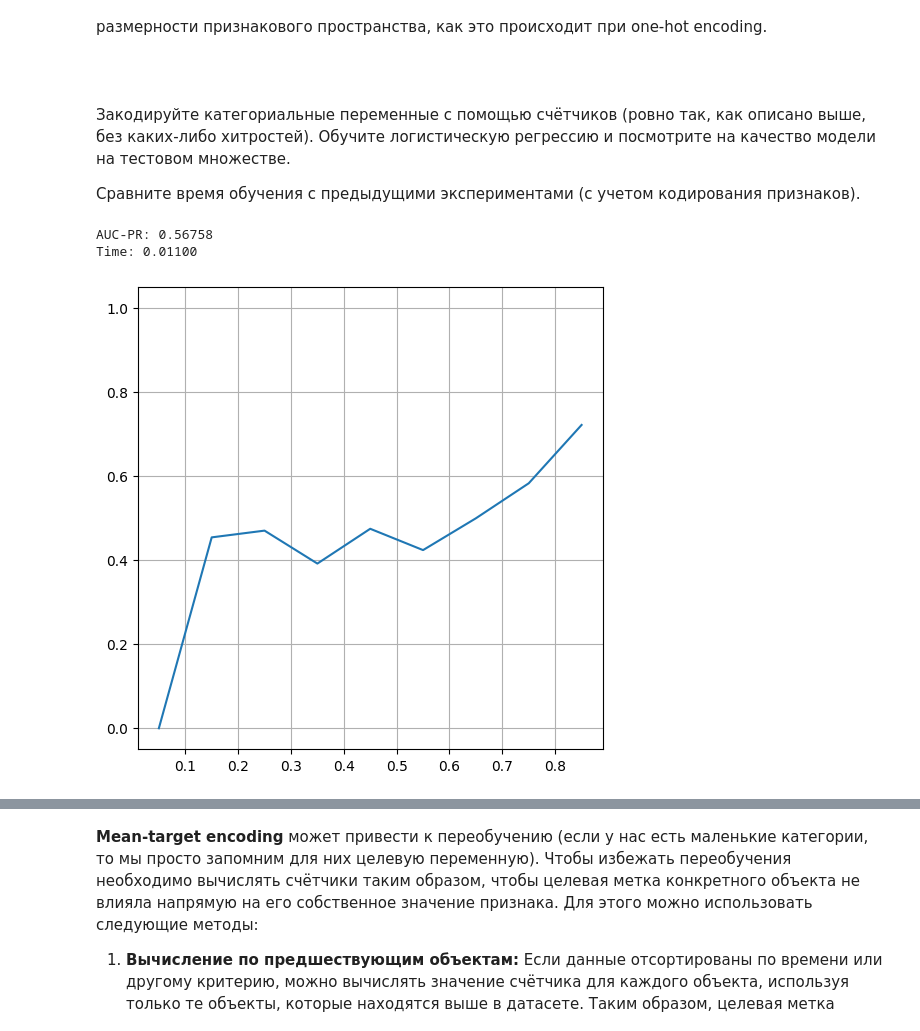
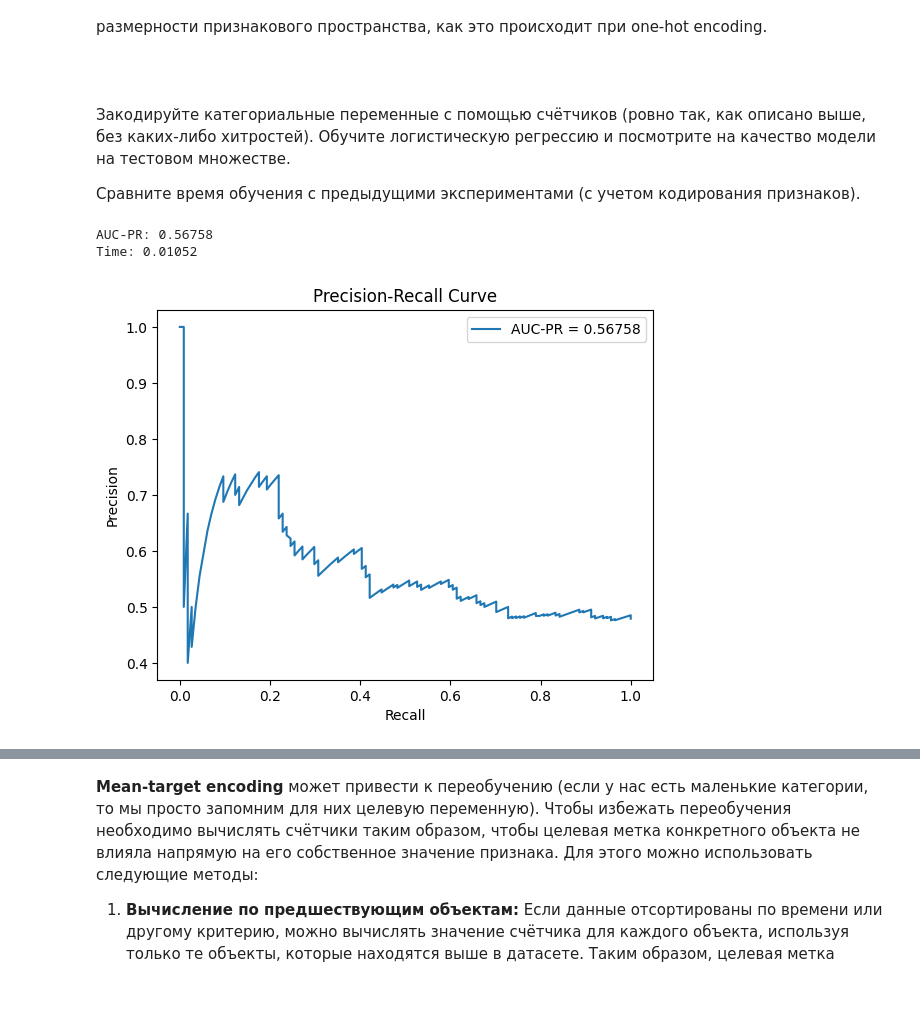
Before and after one commit to MidnightShad0w/LinearClassificationLab5, a Jupyter notebook: Копия_блокнота__ML_MAI_Linear_classification_LAB_5_ipynb_1.ipynb, the cells around one changed output, grey strips where cells are left out. Saved outputs shown, nothing was run; the diff lists cells and outputs as text; code cells hidden in the pictures; blank space fills up the shorter version.

```diff
--- a/Копия_блокнота__ML_MAI_Linear_classification_LAB_5_ipynb_1.ipynb
+++ b/Копия_блокнота__ML_MAI_Linear_classification_LAB_5_ipynb_1.ipynb
@@ -742,38 +740,44 @@ X_train_encoded = X_train.copy()
 X_test_encoded = X_test.copy()
 
 # циклом по каждому признаку
 for col in X_train.columns:
     # среднее значение для каждого
     category_target_mean = y_train.groupby(X_train[col]).mean()
 
     # замена категории на среднее значение
     X_train_encoded[col] = X_train[col].map(category_target_mean)
 
     # для тестовой выборки - те же значения
-    # если в тестовой выборке новые категории, замена на среднее значение y_train
     X_test_encoded[col] = X_test[col].map(category_target_mean)
-    X_test_encoded[col] = X_test_encoded[col].fillna(y_train.mean())
 
 
 logreg = LogisticRegression(max_iter=10000, random_state=777)
 logreg.fit(X_train_encoded, y_train)
 
 end_time = time.time()
 
 y_pred_proba_counter = logreg.predict_proba(X_test_encoded)[:, 1]
 
 auc_pr = average_precision_score(y_test, y_pred_proba_counter)
 
 time_mt = end_time - start_time
 print(f"AUC-PR: {auc_pr:.5f}")
 
 print(f"Time: {time_mt:.5f}")
 
-plot_calibration_curve(y_test, y_pred_proba_counter)
+precision, recall, _ = precision_recall_curve(y_test, y_pred_proba_counter)
+
+plt.figure()
+plt.plot(recall, precision, label=f'AUC-PR = {auc_pr:.5f}')
+plt.xlabel('Recall')
+plt.ylabel('Precision')
+plt.title('Precision-Recall Curve')
+plt.legend()
+plt.show()
 # %% [output]
 AUC-PR: 0.56758
-Time: 0.01100
+Time: 0.01052
-[figure, old version]
+[figure, new version]
 # %%
 print(f"Time ordinal: {time_ordinal:.5f}")
 print(f"Time hot: {time_hot:.5f}")
```
Also changed, not shown: parts of 48 cells of this notebook, 1 other file.
